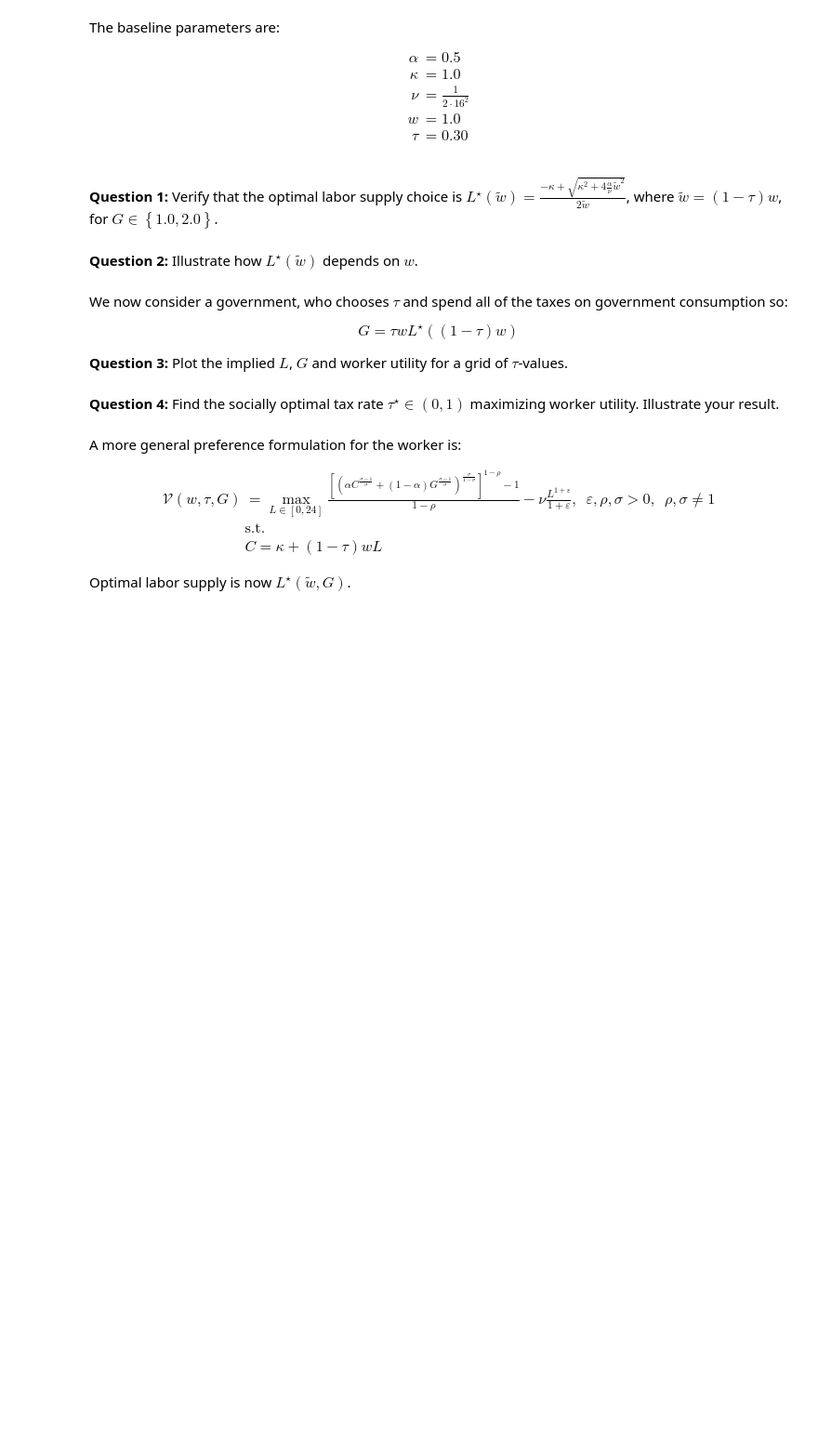
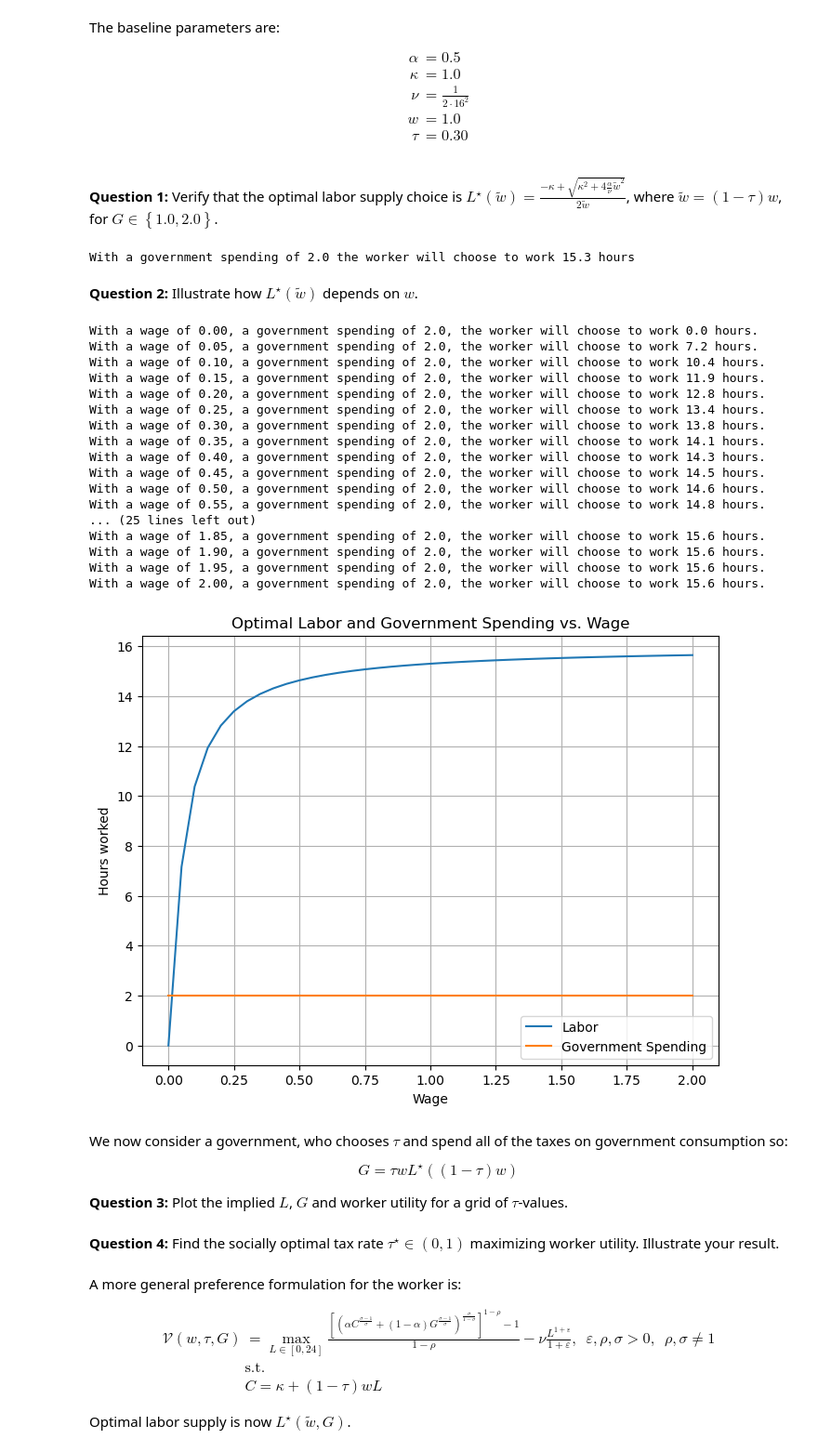
Before and after one commit to NumEconCopenhagen/projects-2023-3500, a Jupyter notebook: examproject/Exam-2023-notebook.ipynb, the cells around one changed output. Shown at 93% size. Drawn from its saved outputs; the diff is of its cells as text; code cells hidden in the pictures; blank space fills up the shorter version.

```diff
--- a/examproject/Exam-2023-notebook.ipynb
+++ b/examproject/Exam-2023-notebook.ipynb
@@ -57,2 +56,28 @@ $$
+# %%
+sol = SimpleNamespace()
+# Preference
+alfa = 0.5
+kappa = 1
+v = 1/(2*16**2)
+w = 1
+tau = 0.3
+
+def utility(labour, gov):
+    con = kappa+(1-tau)*w*labour
+    return (np.log((con**alfa)*(gov**(1-alfa)))-v*(labour**2/2))
+
+def solve(sol):
+    objective_function = lambda x: -utility(x[0],x[1])
+    x0= [12.01, 1.5]
+    bounds = [(0.001, 24.0),(0.9999, 2.001)]
+    solution = optimize.minimize(objective_function, x0, method='Nelder-Mead', bounds=bounds)
+    sol.labour = solution.x[0]
+    sol.gov = solution.x[1]
+    return sol
+
+sol = solve(sol)
+print(f"With a government spending of {sol.gov:.1f} the worker will choose to work {sol.labour:.1f} hours")
+# %% [output]
+With a government spending of 2.0 the worker will choose to work 15.3 hours
 # %% [markdown]
 **Question 2:** Illustrate how $L^{\star}(\tilde{w})$ depends on $w$.
@@ -61,3 +84,49 @@ $$
+# %%
+res = SimpleNamespace()
+w_vec = np.linspace(0.0,2,41)
+res.labour = []
+res.gov = []
+
+
+
+for w in w_vec:
+    solve(sol)
+    res.labour.append(sol.labour)
+    res.gov.append(sol.gov)
+
+for i in range(len(w_vec)):
+    w = w_vec[i]
+    print(f"With a wage of {w:.2f}, a government spending of {res.gov[i]:.1f}, the worker will choose to work {res.labour[i]:.1f} hours.")
+
+
+# Plot the results
+plt.figure(figsize=(8, 6))
+plt.plot(w_vec, res.labour, label='Labor')
+plt.plot(w_vec, res.gov, label='Government Spending')
+plt.xlabel('Wage')
+plt.ylabel('Hours worked and government spending')
+plt.title('Optimal Labor and Government Spending vs. Wage')
+plt.legend()
+plt.grid(True)
+# %% [output]
+With a wage of 0.00, a government spending of 2.0, the worker will choose to work 0.0 hours.
+With a wage of 0.05, a government spending of 2.0, the worker will choose to work 7.2 hours.
+With a wage of 0.10, a government spending of 2.0, the worker will choose to work 10.4 hours.
+With a wage of 0.15, a government spending of 2.0, the worker will choose to work 11.9 hours.
+With a wage of 0.20, a government spending of 2.0, the worker will choose to work 12.8 hours.
+With a wage of 0.25, a government spending of 2.0, the worker will choose to work 13.4 hours.
+With a wage of 0.30, a government spending of 2.0, the worker will choose to work 13.8 hours.
+With a wage of 0.35, a government spending of 2.0, the worker will choose to work 14.1 hours.
+With a wage of 0.40, a government spending of 2.0, the worker will choose to work 14.3 hours.
+With a wage of 0.45, a government spending of 2.0, the worker will choose to work 14.5 hours.
+With a wage of 0.50, a government spending of 2.0, the worker will choose to work 14.6 hours.
+With a wage of 0.55, a government spending of 2.0, the worker will choose to work 14.8 hours.
+... (25 lines left out)
+With a wage of 1.85, a government spending of 2.0, the worker will choose to work 15.6 hours.
+With a wage of 1.90, a government spending of 2.0, the worker will choose to work 15.6 hours.
+With a wage of 1.95, a government spending of 2.0, the worker will choose to work 15.6 hours.
+With a wage of 2.00, a government spending of 2.0, the worker will choose to work 15.6 hours.
+[figure, added]
 # %% [markdown]
 
 We now consider a government, who chooses $\tau$ and spend all of the taxes on government consumption so:
```
Also changed, not shown: parts of 4 cells of this notebook.
